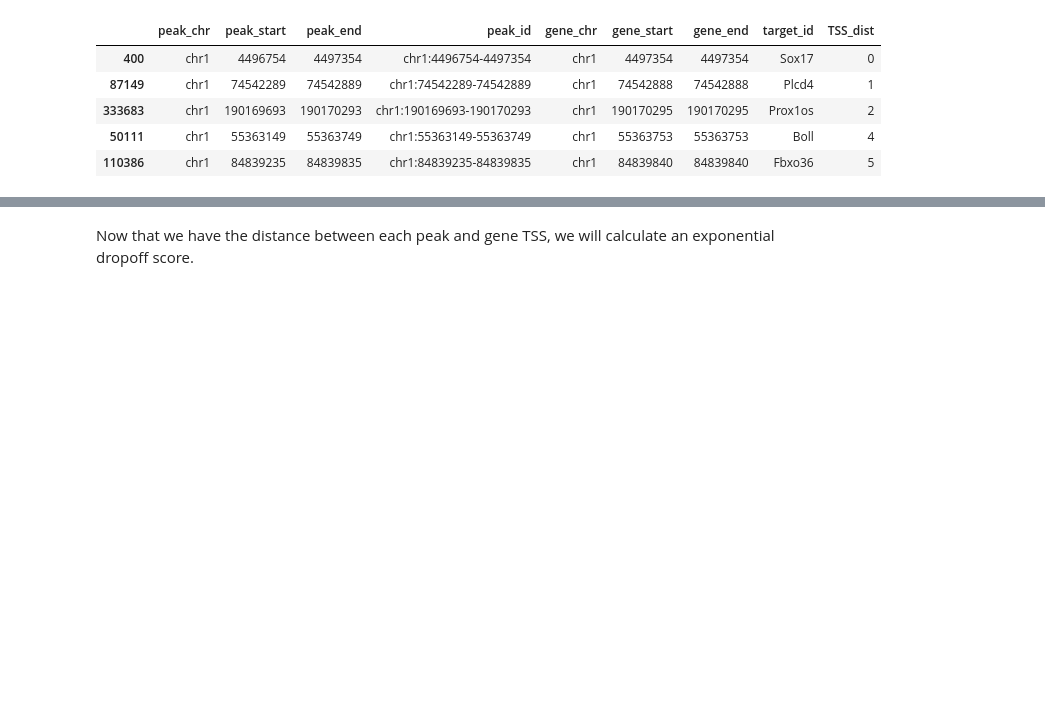
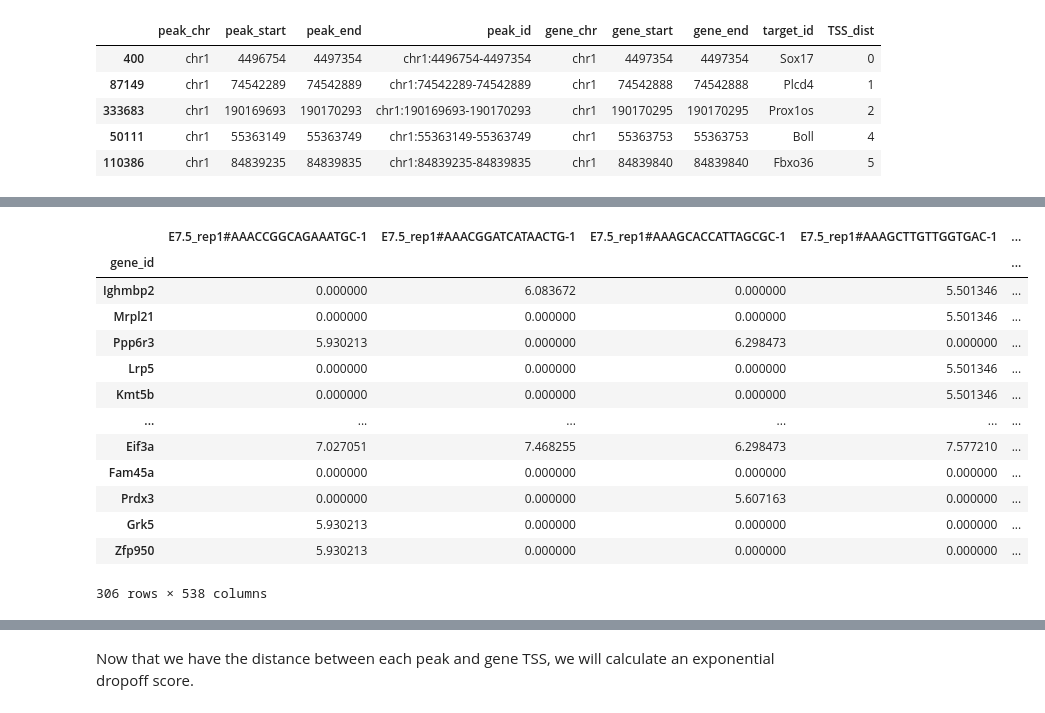
Before and after one commit to emoeller80281/Custom_GRN_Inference, a Jupyter notebook: dev/notebooks/transformer_model_testing.ipynb, the cells around one changed output, grey strips where cells are left out. Saved outputs shown, nothing was run; the diff lists cells and outputs as text; code cells hidden in the pictures; blank space fills up the shorter version.

Commit message:
Split the data preparation off from the dataset loading and the training

```diff
--- a/dev/notebooks/transformer_model_testing.ipynb
+++ b/dev/notebooks/transformer_model_testing.ipynb
@@ -182,0 +202,3 @@ genes_near_peaks = genes_near_peaks[genes_near_peaks["TSS_dist"] <= 1e6]
+# %%
+chr19_genes = gene_tss_df["name"].str.capitalize().to_list()
+chr19_genes
@@ -182,0 +223,18 @@ genes_near_peaks = genes_near_peaks[genes_near_peaks["TSS_dist"] <= 1e6]
+# %%
+rna_df_chr19 = mesc_rna_data[mesc_rna_data.index.isin(chr19_genes)]
+rna_df_chr19
+# %% [output]
+|  | E7.5_rep1#AAACCGGCAGAAATGC-1 | E7.5_rep1#AAACGGATCATAACTG-1 | E7.5_rep1#AAAGCACCATTAGCGC-1 | E7.5_rep1#AAAGCTTGTTGGTGAC-1 | ... |
+| gene_id |  |  |  |  | ... |
+| Ighmbp2 | 0.000000 | 6.083672 | 0.000000 | 5.501346 | ... |
+| Mrpl21 | 0.000000 | 0.000000 | 0.000000 | 5.501346 | ... |
+| Ppp6r3 | 5.930213 | 0.000000 | 6.298473 | 0.000000 | ... |
+| Lrp5 | 0.000000 | 0.000000 | 0.000000 | 5.501346 | ... |
+| Kmt5b | 0.000000 | 0.000000 | 0.000000 | 5.501346 | ... |
+| ... | ... | ... | ... | ... | ... |
+| Eif3a | 7.027051 | 7.468255 | 6.298473 | 7.577210 | ... |
+| Fam45a | 0.000000 | 0.000000 | 0.000000 | 0.000000 | ... |
+| Prdx3 | 0.000000 | 0.000000 | 5.607163 | 0.000000 | ... |
+| Grk5 | 5.930213 | 0.000000 | 0.000000 | 0.000000 | ... |
+| Zfp950 | 5.930213 | 0.000000 | 0.000000 | 0.000000 | ... |
+306 rows × 538 columns
```
Also changed, not shown: parts of 5 cells of this notebook, 7 other files.
